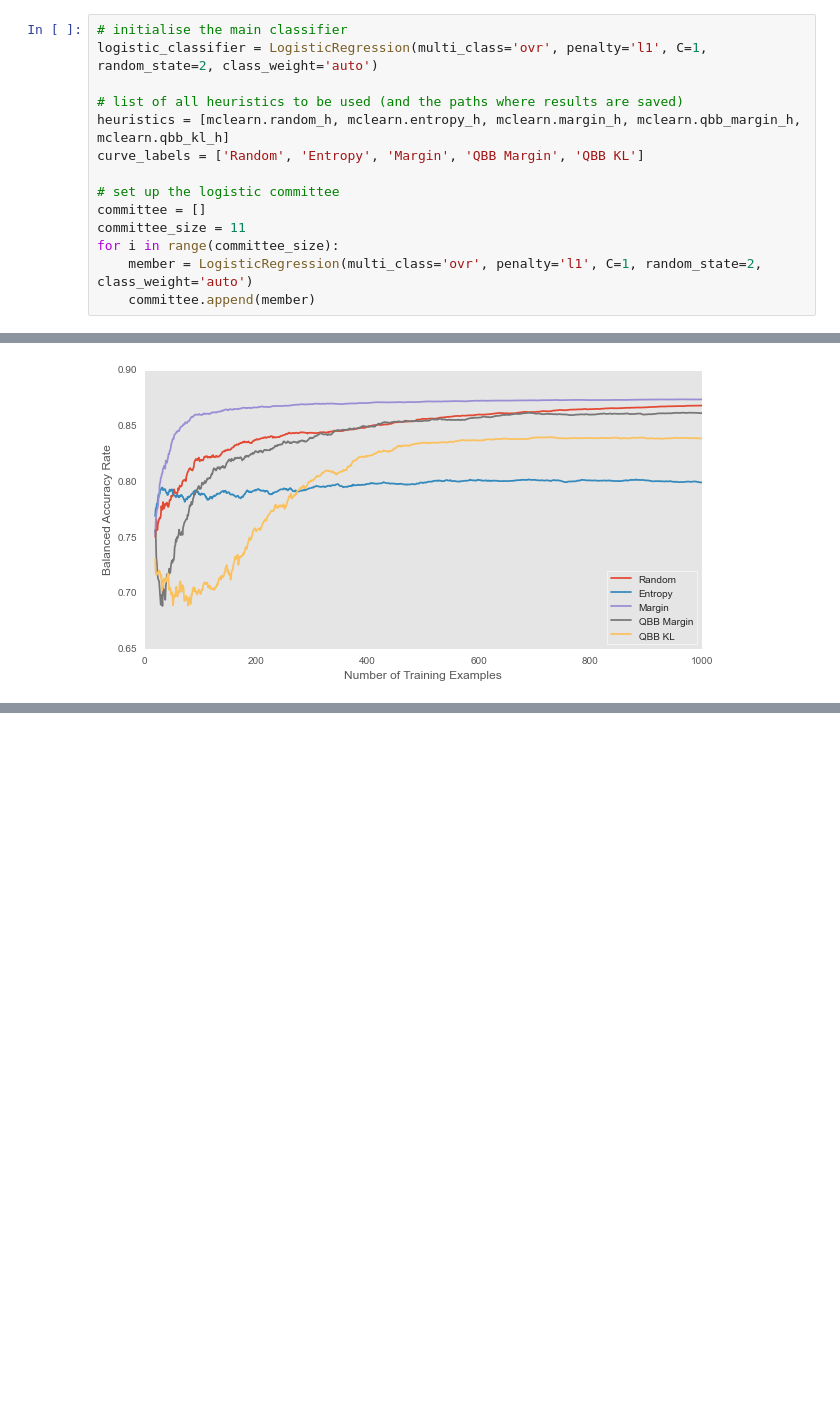
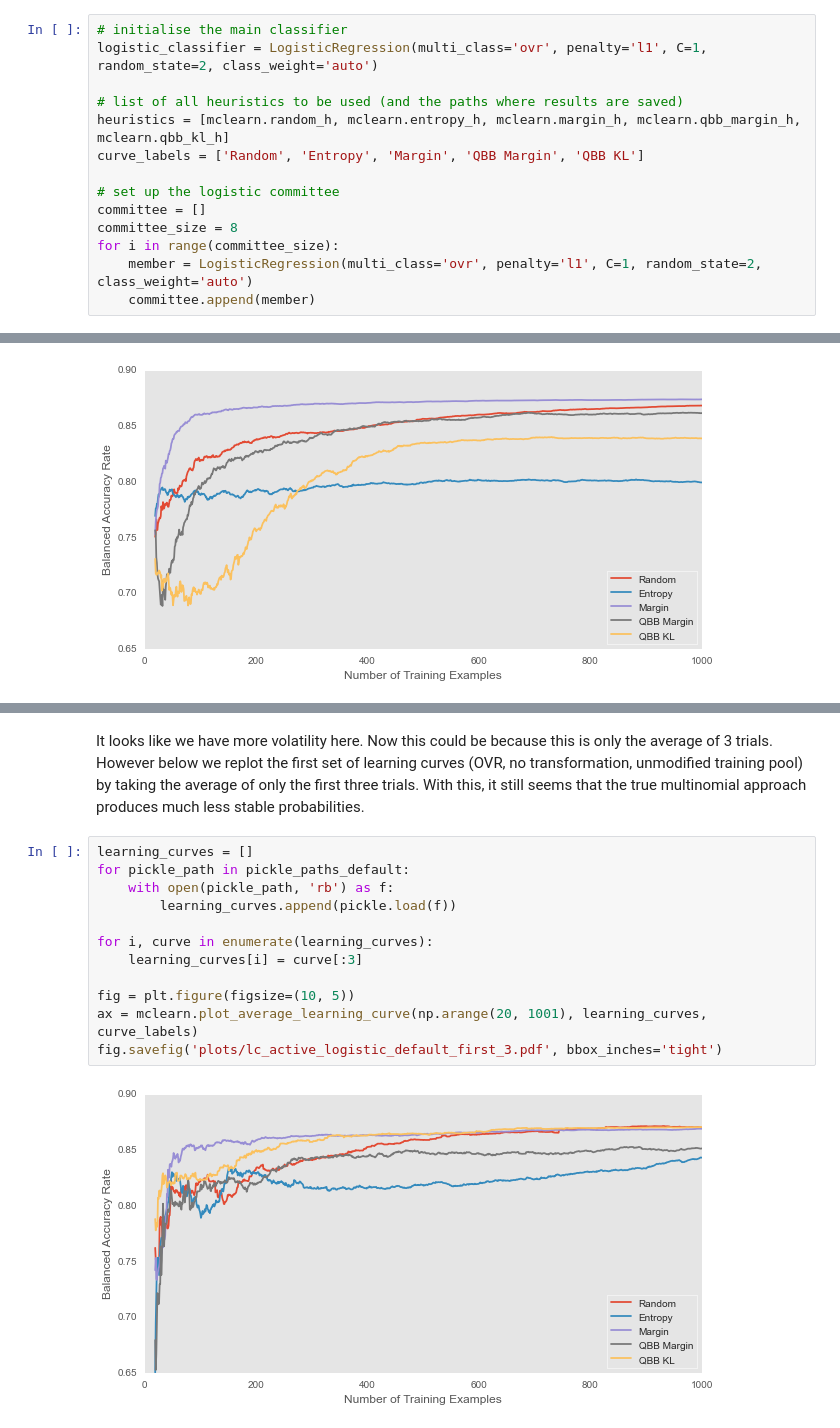
Before and after one commit to chengsoonong/mclass-sky, a Jupyter notebook: notebooks/05_logistic_active_learning.ipynb, the cells around one changed output, grey strips where cells are left out. Cells and saved outputs as stored; diff of their text form; blank space fills up the shorter version.

```diff
--- a/notebooks/05_logistic_active_learning.ipynb
+++ b/notebooks/05_logistic_active_learning.ipynb
@@ -35,7 +65,7 @@ curve_labels = ['Random', 'Entropy', 'Margin', 'QBB Margin', 'QBB KL']
 
 # set up the logistic committee
 committee = []
-committee_size = 11
+committee_size = 8
 for i in range(committee_size):
     member = LogisticRegression(multi_class='ovr', penalty='l1', C=1, random_state=2, class_weight='auto')
     committee.append(member)
@@ -85,0 +156,16 @@ fig.savefig('plots/lc_active_logistic_balanced.pdf', bbox_inches='tight')
+# %% [markdown]
+It looks like we have more volatility here. Now this could be because this is only the average of 3 trials. However below we replot the first set of learning curves (OVR, no transformation, unmodified training pool) by taking the average of only the first three trials. With this, it still seems that the true multinomial approach produces much less stable probabilities.
+# %%
+learning_curves = []
+for pickle_path in pickle_paths_default:
+    with open(pickle_path, 'rb') as f:
+        learning_curves.append(pickle.load(f))
+
+for i, curve in enumerate(learning_curves):
+    learning_curves[i] = curve[:3]
+
+fig = plt.figure(figsize=(10, 5))
+ax = mclearn.plot_average_learning_curve(np.arange(20, 1001), learning_curves, curve_labels)
+fig.savefig('plots/lc_active_logistic_default_first_3.pdf', bbox_inches='tight')
+# %% [output]
+[figure, added]
```
Also changed, not shown: parts of 16 cells of this notebook, 45 other files.
